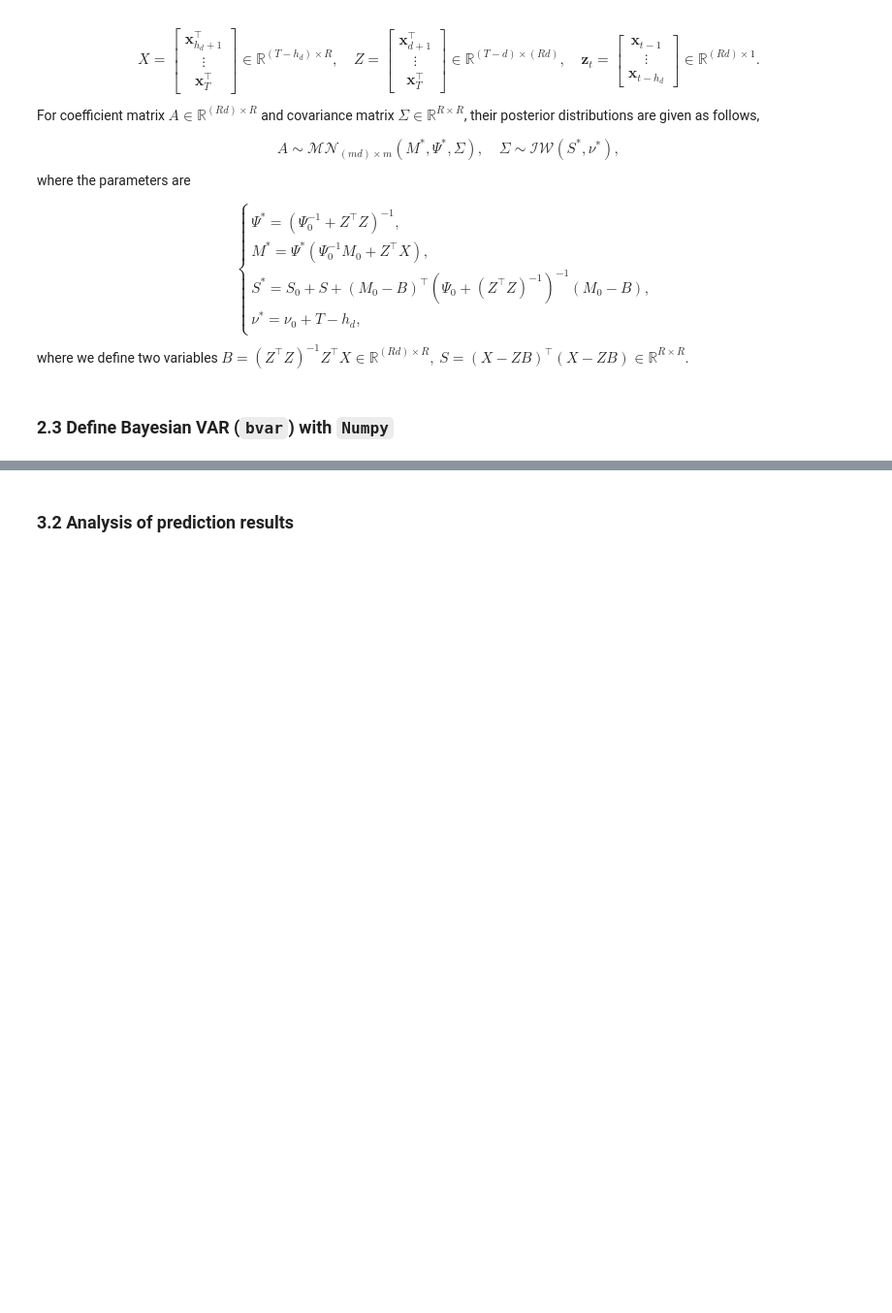
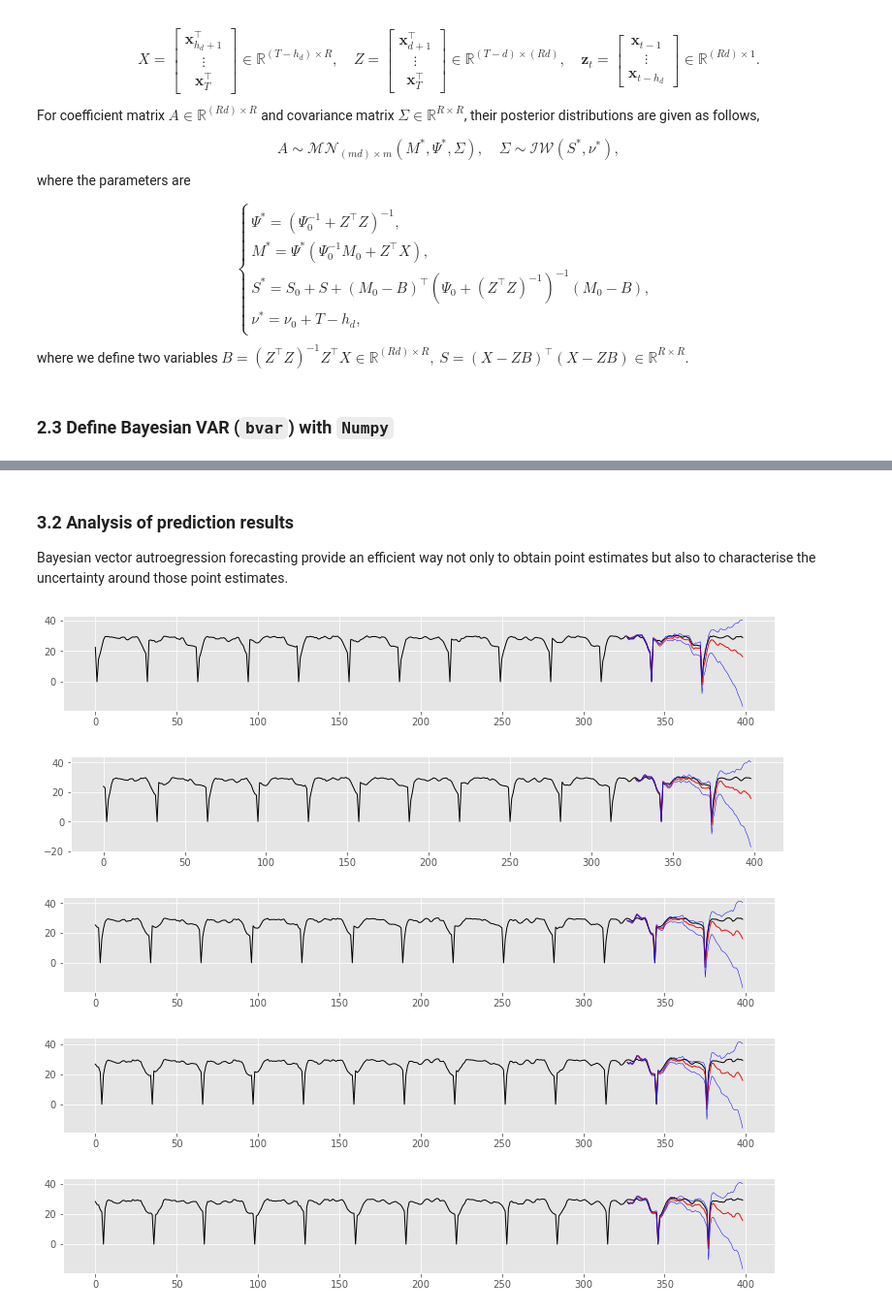
Before and after one commit to xinychen/transdim, a Jupyter notebook: toy-examples/Bayesian-VAR-forecasting.ipynb, the cells around one changed output, grey strips where cells are left out. Shown at 97% size. Saved outputs shown, nothing was run; the diff lists cells and outputs as text; code cells hidden in the pictures; blank space fills up the shorter version.

```diff
--- a/toy-examples/Bayesian-VAR-forecasting.ipynb
+++ b/toy-examples/Bayesian-VAR-forecasting.ipynb
@@ -109,7 +114,7 @@ def bvar(X, A, time_lags, multi_steps, burn_iter, gibbs_iter):
             X_new = np.zeros((tmax + multi_steps, R))
             X_new[: tmax, :] = X[- tmax :, :]
             for t in range(multi_steps):
-                X_new[tmax + t, :] = A.T @ X_new[tmax + t - time_lags, :].reshape(R * d)
+                X_new[tmax + t, :] = mvnrnd(A.T @ X_new[tmax + t - time_lags, :].reshape(R * d), Sigma)
             X_hat[:, it - burn_iter, :] = X_new[- multi_steps :, :]
 
     return X_hat
@@ -171,2 +175,21 @@ RMSE: 5.960742456955154
-# %% [markdown]
-### 3.2 Analysis of prediction results
+# %% [markdown]
+### 3.2 Analysis of prediction results
+
+Bayesian vector autroegression forecasting provide an efficient way not only to obtain point estimates but also to characterise the uncertainty around those point estimates.
+# %%
+import matplotlib.pyplot as plt
+plt.style.use('ggplot')
+for i in range(5):
+    fig = plt.figure(figsize = (12, 2))
+    ax = fig.add_axes([0.13, 0.28, 0.85, 0.68])
+    plt.plot(X[:, i], color = "black", linewidth = 1)
+    horizon = list(range(X.shape[0] - multi_steps, X.shape[0]))
+    plt.plot(horizon, mat_hat[:, i], color = "#e3120b", linewidth = 1.0)
+    plt.plot(horizon, np.percentile(X_hat[:, :, i], 10, axis = 1), color = "blue", linewidth = 0.5)
+    plt.plot(horizon, np.percentile(X_hat[:, :, i], 90, axis = 1), color = "blue", linewidth = 0.5)
+# %% [output]
+[figure, added]
+[figure, added]
+[figure, added]
+[figure, added]
+[figure, added]
```
Also changed, not shown: parts of 15 cells of this notebook.
